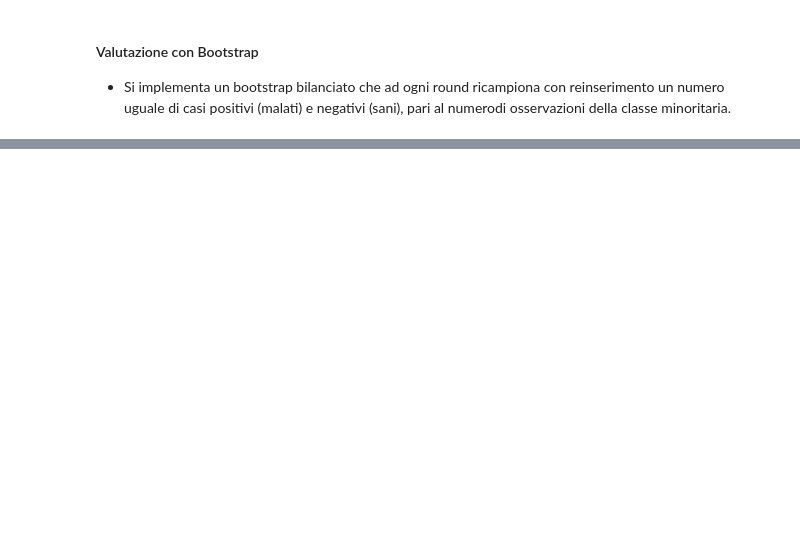
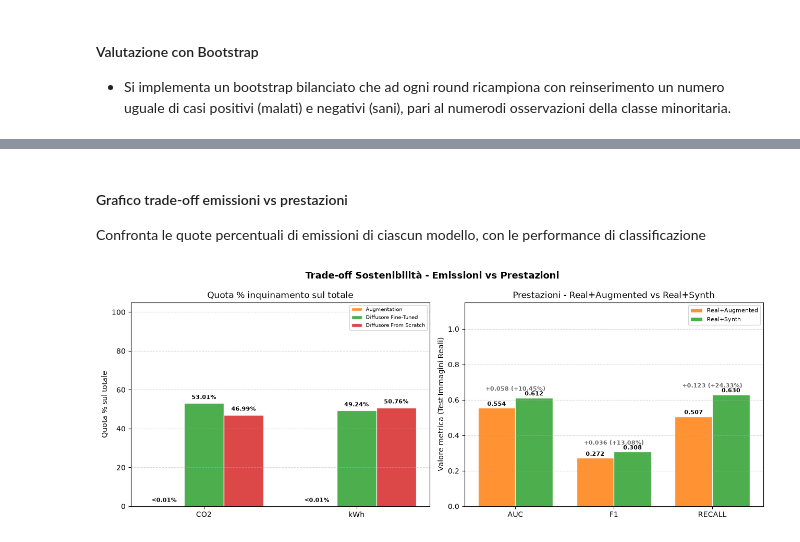
Before and after one commit to MarrasFederico/MammoDiffusion-v1.1, a Jupyter notebook: notebooks/11_Valutazione_Sostenibilità.ipynb, the cells around one changed output, grey strips where cells are left out. Cells and saved outputs as stored; diff of their text form; code cells hidden in the pictures; blank space fills up the shorter version.

```diff
--- a/notebooks/11_Valutazione_Sostenibilità.ipynb
+++ b/notebooks/11_Valutazione_Sostenibilità.ipynb
@@ -1084,0 +824,78 @@ costo ambientale del guadagno prestazionale (+0.0581 AUC):
+# %% [markdown]
+#### Grafico trade-off emissioni vs prestazioni
+Confronta le quote percentuali di emissioni di ciascun modello, con le performance di classificazione
+# %%
+#calcolo consumi totali
+tot_co2 = sum(eco[n]['co2_kg'] for n in log_sostenibilita)
+tot_kwh = sum(eco[n]['energy_kwh'] for n in log_sostenibilita)
+
+#calcola quote consumi
+quota = {}
+for n in log_sostenibilita:
+    quota_co2 = (eco[n]['co2_kg'] / tot_co2 * 100) if tot_co2 else float('nan')
+    quota_kwh = (eco[n]['energy_kwh'] / tot_kwh * 100) if tot_kwh else float('nan')
+    quota[n] = {'co2': quota_co2, 'kwh': quota_kwh}
+
+#calcola prestazioni modelli
+if 'Real+Augmented' in all_metrics and 'Real+Synth' in all_metrics:
+    pct_perf = {}
+    for m in PERF_METRICS:
+        val_aug = all_metrics['Real+Augmented'][m]
+        val_syn = all_metrics['Real+Synth'][m]
+        pct_perf[m] = (val_syn - val_aug) / val_aug * 100 if val_aug else float('nan')
+
+    fig, (axc, axp) = plt.subplots(1, 2, figsize=(13, 5))
+    xi = np.arange(2)   #??
+    w = 0.26    #??
+    xp = np.arange(len(PERF_METRICS))   #??
+    wp = 0.38   #??
+
+    #subplot costi ambientali
+    for i, nome in enumerate(log_sostenibilita):
+        vals = [quota[nome]['co2'], quota[nome]['kwh']]
+        label = nome + (' *' if fonte[nome] == 'MOCK' else '')
+        bars = axc.bar(xi + i*w, vals, w, color=ECO_SOURCES[nome]['color'], alpha=0.85, edgecolor='white', label=label)
+
+        for b, v in zip(bars, vals):
+            axc.text(b.get_x() + b.get_width()/2, v + 1.5, formatta_perc(v), ha='center', va='bottom', fontsize=8, fontweight='bold')
+
+    axc.set_xticks(xi + w)
+    axc.set_xticklabels(['CO2', 'kWh'])
+    axc.set_ylim(0, 105)
+    axc.set_ylabel('Quota % sul totale')
+    axc.set_title('Quota % inquinamento sul totale')
+    axc.legend(fontsize=7)
+    axc.grid(True, axis='y', ls='--', alpha=0.5)
+
+    #subplot prestazioni
+    modelli_perf = [m for m in ('Real+Augmented', 'Real+Synth') if m in all_metrics]
+    for i, nome in enumerate(modelli_perf):
+        vals = [all_metrics[nome][m] for m in PERF_METRICS]
+        bars = axp.bar(xp + i*wp, vals, wp, color=COLORS.get(nome, 'tab:blue'), alpha=0.85, edgecolor='white', label=nome)
+
+        for b, v in zip(bars, vals):
+            axp.text(b.get_x() + b.get_width()/2, v + 0.005, f"{v:.3f}", ha='center', va='bottom', fontsize=8, fontweight='bold')
+
+    #aggiunge annotazioni con delta
+    for j, m in enumerate(PERF_METRICS):
+        d = all_metrics['Real+Synth'][m] - all_metrics['Real+Augmented'][m]
+        ymax = max(all_metrics['Real+Augmented'][m], all_metrics['Real+Synth'][m])
+        axp.annotate(f"{d:+.3f} ({pct_perf[m]:+.2f}%)", xy=(xp[j] + wp/2, ymax + 0.04), ha='center', fontsize=8, color='dimgray', fontweight='bold')
+
+    axp.set_xticks(xp + wp/2)
+    axp.set_xticklabels([m.upper() for m in PERF_METRICS])
+    axp.set_ylim(0, 1.15)
+    axp.set_ylabel('Valore metrica (Test Immagini Reali)')
+    axp.set_title('Prestazioni - Real+Augmented vs Real+Synth')
+    axp.legend(fontsize=8)
+    axp.grid(axis='y', ls='--', alpha=0.5)
+
+    fig.suptitle('Trade-off Sostenibilità - Emissioni vs Prestazioni', fontsize=13, fontweight='bold')
+    plt.tight_layout()
+    tradeoff_path = os.path.join(FIGURES_DIR, 'eco_tradeoff_inquinamento_vs_prestazioni.png')
+    fig.savefig(tradeoff_path, dpi=150, bbox_inches='tight')
+    plt.show()
+else:
+    print("\nservono entrambi i modelli attivi")
+# %% [output]
+[figure, added]
```
Also changed, not shown: parts of 24 cells of this notebook, 14 other files.
